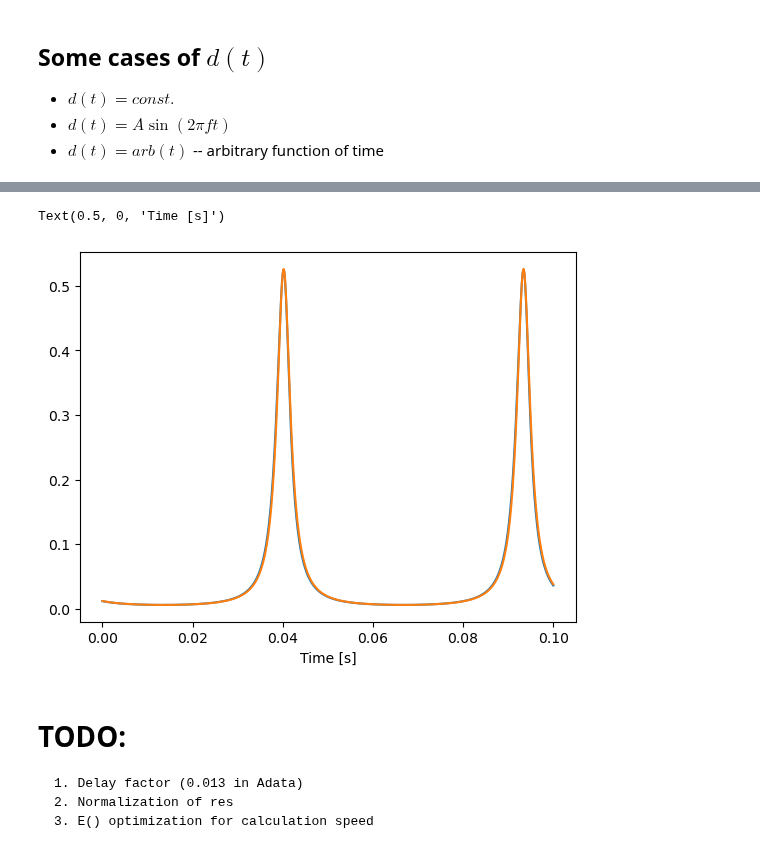
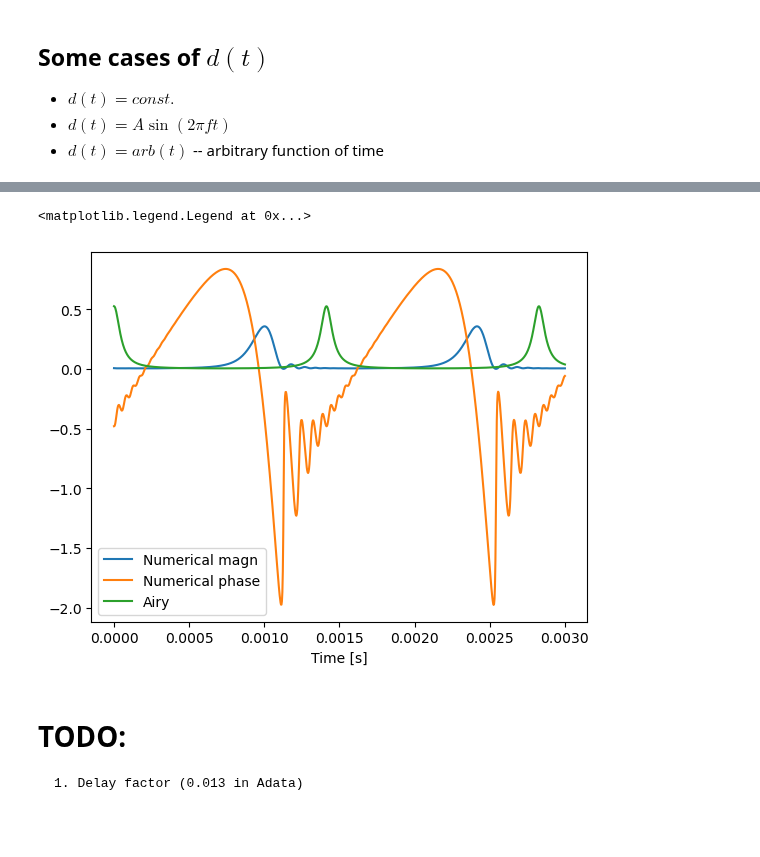
Before and after one commit to matib12/oreonspy, a Jupyter notebook: nb/FP cavity dynamics.ipynb, the cells around one changed output, grey strips where cells are left out. Cells and saved outputs as stored; diff of their text form; code cells hidden in the pictures; blank space fills up the shorter version.

```diff
--- a/nb/FP cavity dynamics.ipynb
+++ b/nb/FP cavity dynamics.ipynb
@@ -165,24 +182,22 @@ def E(t, N=0, recursion_level=0):
     #if t < 0.:
     #    return 0.
 
-    if recursion_level > 500:  # TODO: Verify the accuracy!
+    if recursion_level > 100:  # TODO: Verify the accuracy!
         return 0.
-
-    #if t < -tau_s() * 10:  # 10 times cavity decay time
-    #    return 0.
 
     global t_a, r_a, r_b, T
 
     if N == 0:
         N = int(N_eff(r_a, r_b) * 5)
-        #print(N)
 
+    '''
     if False:
         print("T_a: {0}".format(t_a))
         print("(r_a*r_b)^2: {0}".format(np.power(r_a*r_b, N)))
         print(k*S_n(t, N, T))
         #print(E(t-2.*N*T, N))
         print("--------")
+    '''
 
     k2j = -2.j*k
 
@@ -198,7 +213,5 @@ def E(t, N=0, recursion_level=0):
         print("Recursion lvl: {0}".format(recursion_level))
         E_last = 0.
 
-
     res = t_a * Sum + rarbn[int(N)] * np.exp(k2j*Sn) * E_last
-    #print("Res: {0}".format(res))
     return res
@@ -213,9 +222,9 @@ int
 # %%
 number_of_points = 1000
 
-tdata = np.linspace(0., .1, number_of_points)
+tdata = np.linspace(0., .003, number_of_points)
 
-res = np.zeros(number_of_points)
+res = np.zeros(number_of_points, dtype=np.complex_)
 # %%
 plt.plot(d(tdata))
 # %% [output]
@@ -224,13 +233,15 @@ plt.plot(d(tdata))
 # %%
 for idx, t in enumerate(tdata):
-    res[idx] = np.abs(E(t, N=25))**2
+    res[idx] = E(t, N=25)
 # %%
-Adata = Airy(F(), (tdata+0.013)*k*v)
+Adata = Airy(F(), (tdata*k-.1867895)*v)
 # %%
-plt.plot(tdata, res/gain())
+plt.plot(tdata, abs(res)**2/gain(), label="Numerical magn")
+plt.plot(tdata, np.angle(res), label="Numerical phase")
 #plt.plot(tdata, res/np.max(res))
-plt.plot(tdata, Adata*gain())
+plt.plot(tdata, Adata*gain(), label="Airy")
 plt.xlabel("Time [s]")
+plt.legend()
 # %% [output]
-Text(0.5, 0, 'Time [s]')
+<matplotlib.legend.Legend at 0x...>
-[figure, old version]
+[figure, new version]
@@ -241,5 +248,3 @@ def E_in_large_N_limit(t):
 # %% [markdown]
 # TODO:
     1. Delay factor (0.013 in Adata)
-    2. Normalization of res
-    3. E() optimization for calculation speed
```
Also changed, not shown: parts of 9 cells of this notebook.
